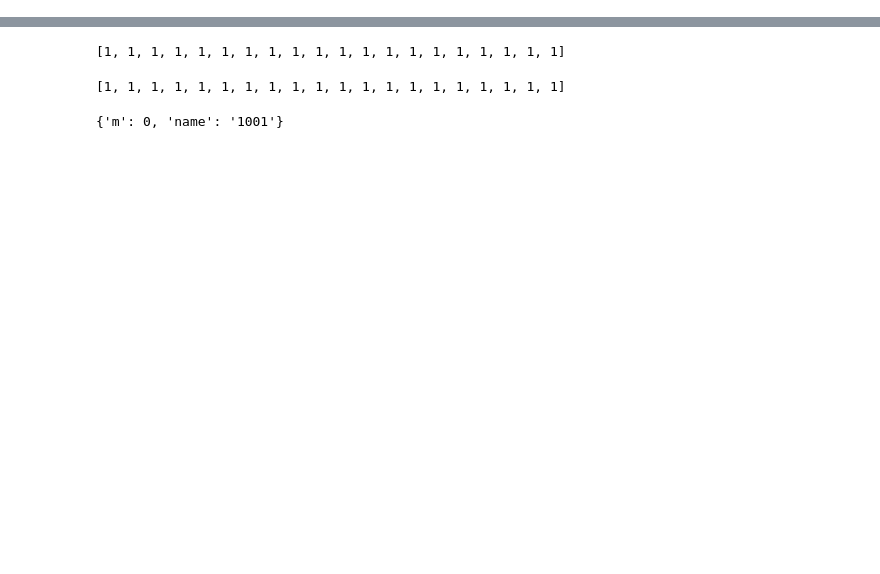
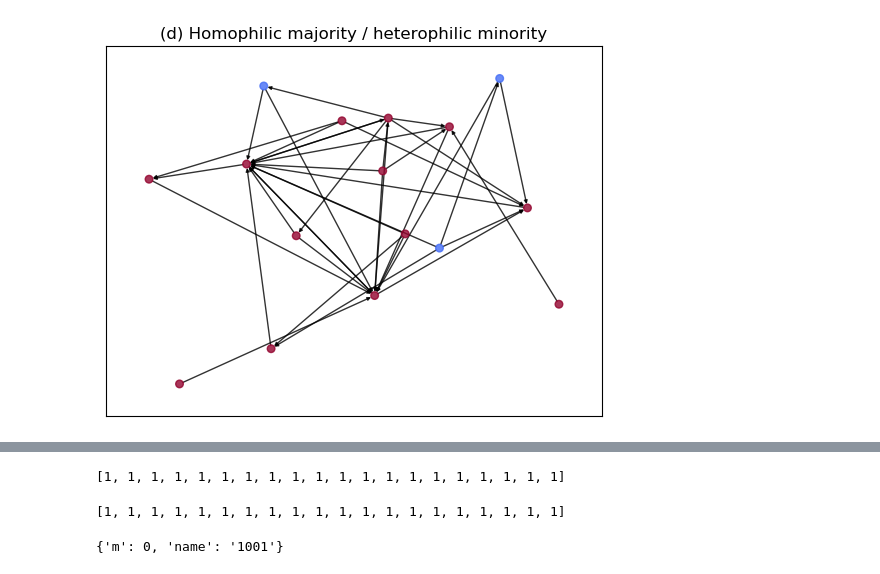
Before and after one commit to TDebono/disparate-exposure-link-recommendation, a Jupyter notebook: salsa.ipynb, the cells around one changed output, grey strips where cells are left out. Saved outputs shown, nothing was run; the diff lists cells and outputs as text; code cells hidden in the pictures; blank space fills up the shorter version.

```diff
--- a/salsa.ipynb
+++ b/salsa.ipynb
@@ -13,0 +16,17 @@ import matplotlib.pyplot as plt
+# %%
+def remove_zero_degree(network, verbose=False):
+    to_remove = [node for node, degree in dict(network.degree()).items() if degree < 1]
+    network.remove_nodes_from(to_remove)
+
+    if verbose:
+        print(f"Removed {len(to_remove)} nodes with degree zero.")
+    return to_remove
+# %%
+g82 = DPAH(N=20,
+             fm=0.3,
+             d=0.1,
+             plo_M=2.5,
+             plo_m=2.5,
+             h_MM=0.8,
+             h_mm=0.2,
+             verbose=False)
@@ -13,0 +84,22 @@ import matplotlib.pyplot as plt
+# %%
+z = remove_zero_degree(g82)
+class_labels = nx.get_node_attributes(g82, 'm')
+color_map = {1:'#446df6', 0: '#93032e'}
+pos = nx.spring_layout(g82, iterations=10, scale=2)
+# pos = nx.random_layout(g82)
+
+nx.draw_networkx(
+    G=g82,
+    pos=pos,
+    labels=class_labels,
+    with_labels=False,
+    alpha=0.8,
+    node_size=30,
+    arrowsize=5,
+    width=1,
+    node_color=[color_map[g82.nodes()[node]['m']] for node in g82],
+)
+plt.title("(d) Homophilic majority / heterophilic minority")
+plt.show()
+# %% [output]
+[figure, added]
```
Also changed, not shown: parts of 36 cells of this notebook, 44 other files.
